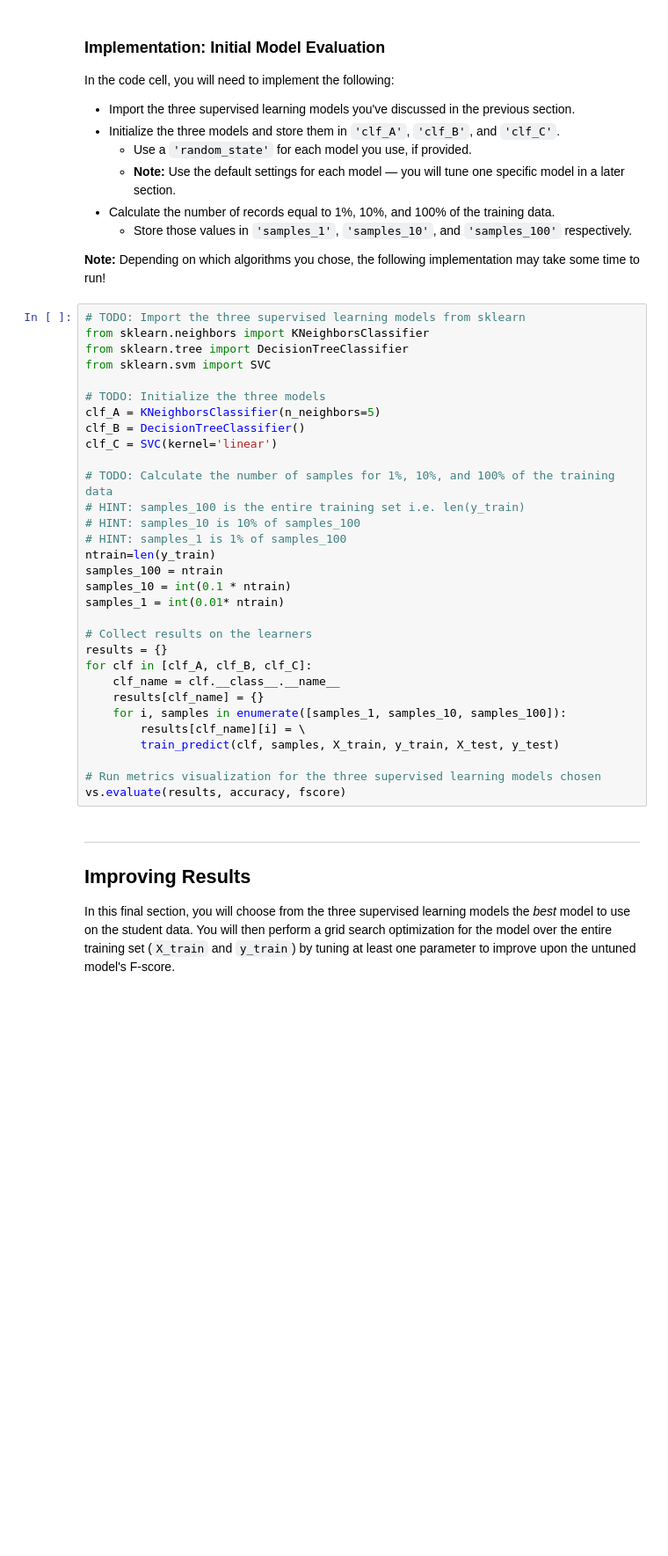
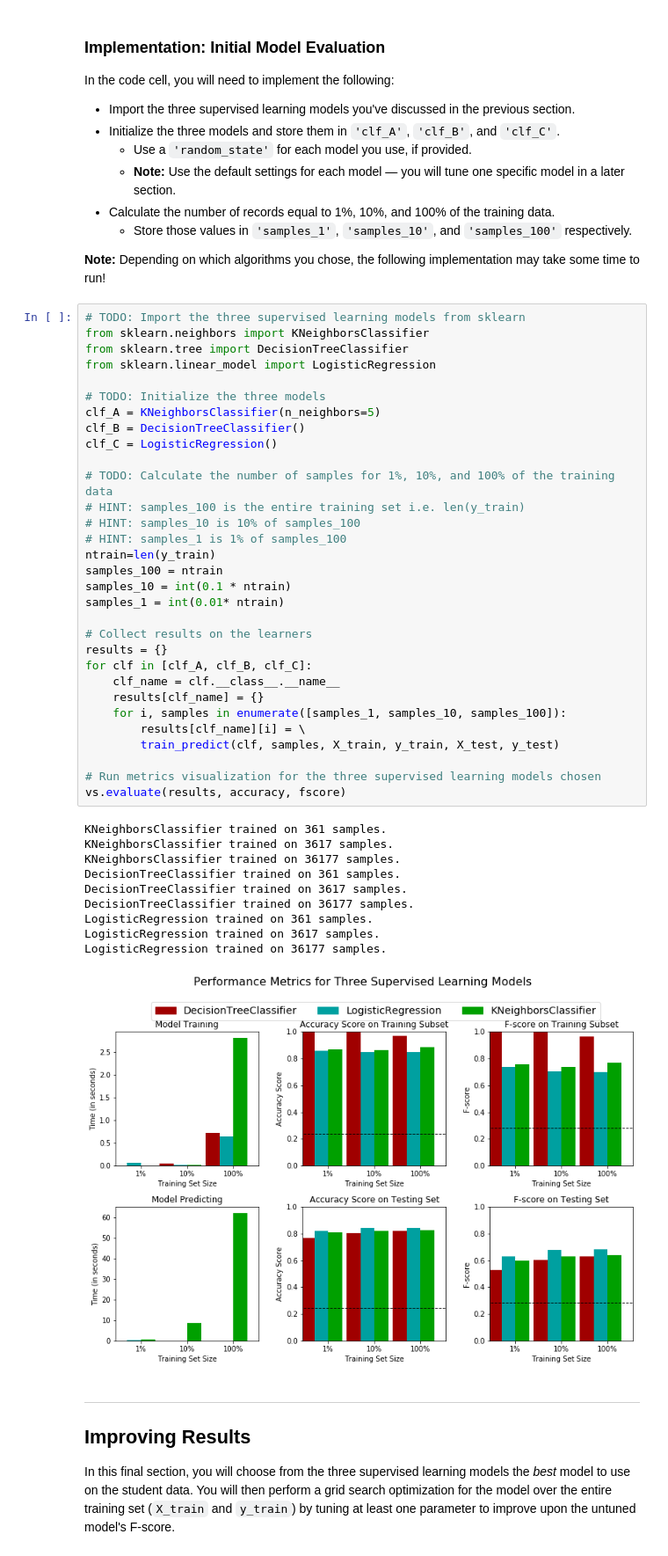
Before and after one commit to rparvat1/Finding-Donors-for-Charity, a Jupyter notebook: finding_donors.ipynb, the cells around one changed output. Shown at 88% size. Cells and saved outputs as stored; diff of their text form; blank space fills up the shorter version.

```diff
--- a/finding_donors.ipynb
+++ b/finding_donors.ipynb
@@ -387,34 +387,45 @@ In the code cell, you will need to implement the following:
 # %%
 # TODO: Import the three supervised learning models from sklearn
 from sklearn.neighbors import KNeighborsClassifier
 from sklearn.tree import DecisionTreeClassifier
-from sklearn.svm import SVC
+from sklearn.linear_model import LogisticRegression
 
 # TODO: Initialize the three models
 clf_A = KNeighborsClassifier(n_neighbors=5)
 clf_B = DecisionTreeClassifier()
-clf_C = SVC(kernel='linear')
+clf_C = LogisticRegression()
 
 # TODO: Calculate the number of samples for 1%, 10%, and 100% of the training data
 # HINT: samples_100 is the entire training set i.e. len(y_train)
 # HINT: samples_10 is 10% of samples_100
 # HINT: samples_1 is 1% of samples_100
 ntrain=len(y_train)
 samples_100 = ntrain
 samples_10 = int(0.1 * ntrain)
 samples_1 = int(0.01* ntrain)
 
 # Collect results on the learners
 results = {}
 for clf in [clf_A, clf_B, clf_C]:
     clf_name = clf.__class__.__name__
     results[clf_name] = {}
     for i, samples in enumerate([samples_1, samples_10, samples_100]):
         results[clf_name][i] = \
         train_predict(clf, samples, X_train, y_train, X_test, y_test)
 
 # Run metrics visualization for the three supervised learning models chosen
 vs.evaluate(results, accuracy, fscore)
+# %% [output]
+KNeighborsClassifier trained on 361 samples.
+KNeighborsClassifier trained on 3617 samples.
+KNeighborsClassifier trained on 36177 samples.
+DecisionTreeClassifier trained on 361 samples.
+DecisionTreeClassifier trained on 3617 samples.
+DecisionTreeClassifier trained on 36177 samples.
+LogisticRegression trained on 361 samples.
+LogisticRegression trained on 3617 samples.
+LogisticRegression trained on 36177 samples.
+[figure, added]
 # %% [markdown]
 ----
 ## Improving Results
```
Also changed, not shown: parts of 16 cells of this notebook.
